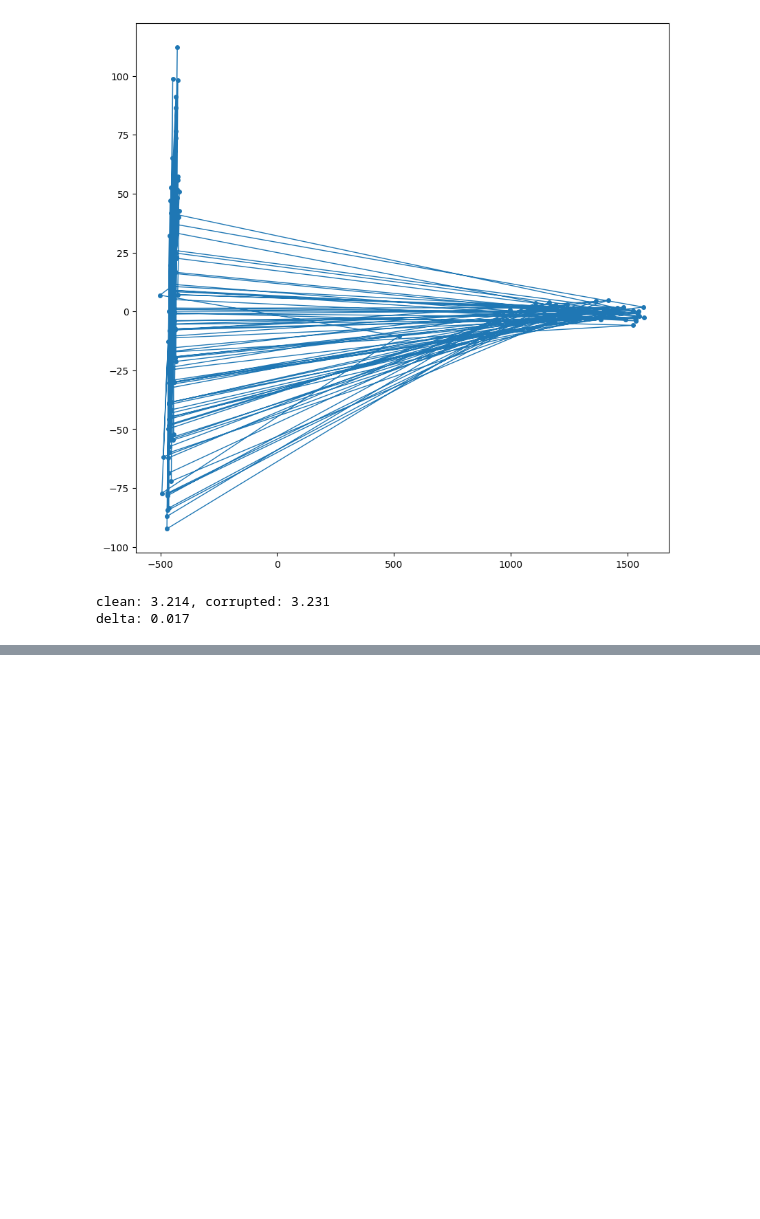
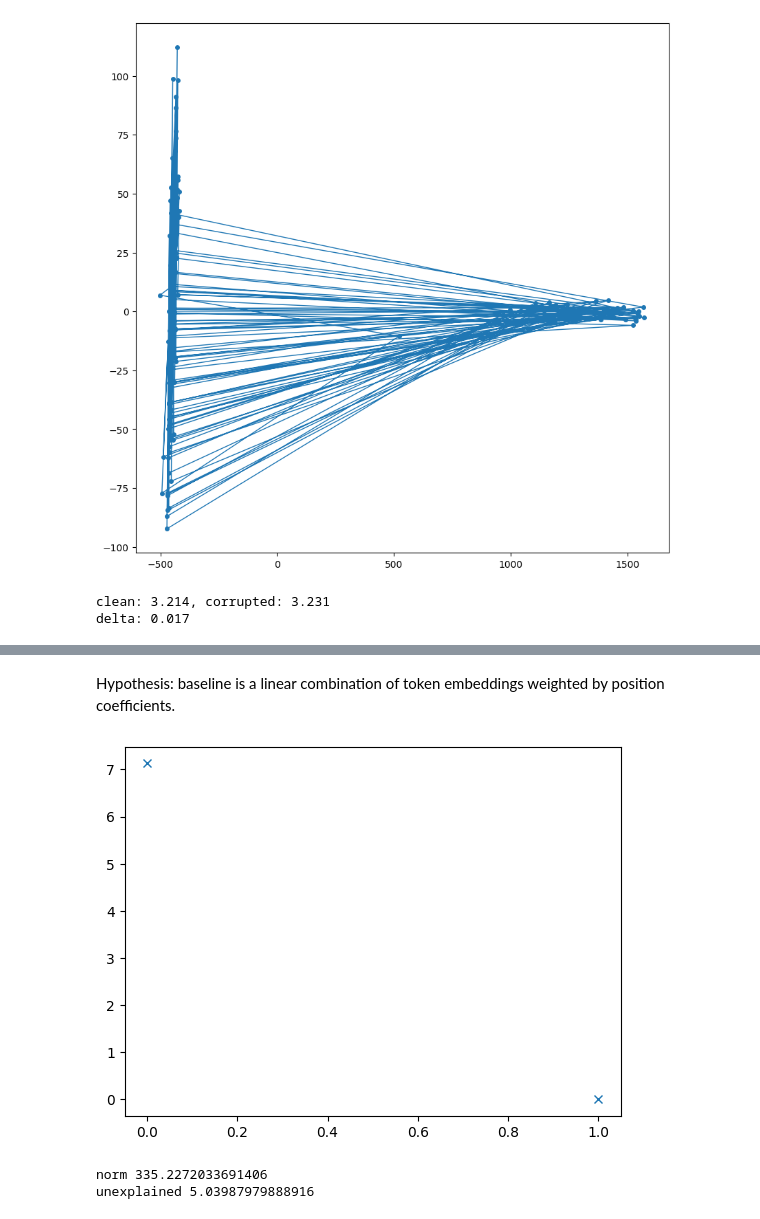
Before and after one commit to msh2481/LanguageTransfer, a Jupyter notebook: patching.ipynb, the cells around one changed output, grey strips where cells are left out. Cells and saved outputs as stored; diff of their text form; code cells hidden in the pictures; blank space fills up the shorter version.

```diff
--- a/patching.ipynb
+++ b/patching.ipynb
@@ -203,0 +243,32 @@ for i_template, template in enumerate(template_set):
+# %%
+@typed
+def get_baseline(prompt: str, layer: int) -> Float[TT, "d_model"]:
+    impacts = []
+    for token in token_set:
+        activations = get_layer_residuals(model, tokenizer, prompt + " " + token, layer_list)
+        impacts.append(activations[layer][-1])
+    return t.stack(impacts).mean(0)
+
+layer = 3
+points = []
+points.append(get_baseline("<1 <2 <3", layer=layer))
+points.append(get_baseline("<2 <1 <3", layer=layer))
+points = t.stack(points)
+# %% [markdown]
+Hypothesis: baseline is a linear combination of token embeddings weighted by position coefficients.
+# %%
+svdvals = t.linalg.svdvals(points - points.mean(dim=0))
+plt.plot(svdvals, "x")
+plt.show()
+print("norm", points.norm(dim=1).mean().item())
+print("unexplained", (points - points.mean(dim=0, keepdim=True)).norm(dim=1).mean().item())
+
+# from sklearn.decomposition import PCA
+
+# pca = PCA(n_components=2).fit_transform(points)
+# plt.scatter(pca[:, 0], pca[:, 1])
+# plt.show()
+# %% [output]
+[figure, added]
+norm 335.2272033691406
+unexplained 5.03987979888916
```
Also changed, not shown: parts of 9 cells of this notebook, 1 other file.
